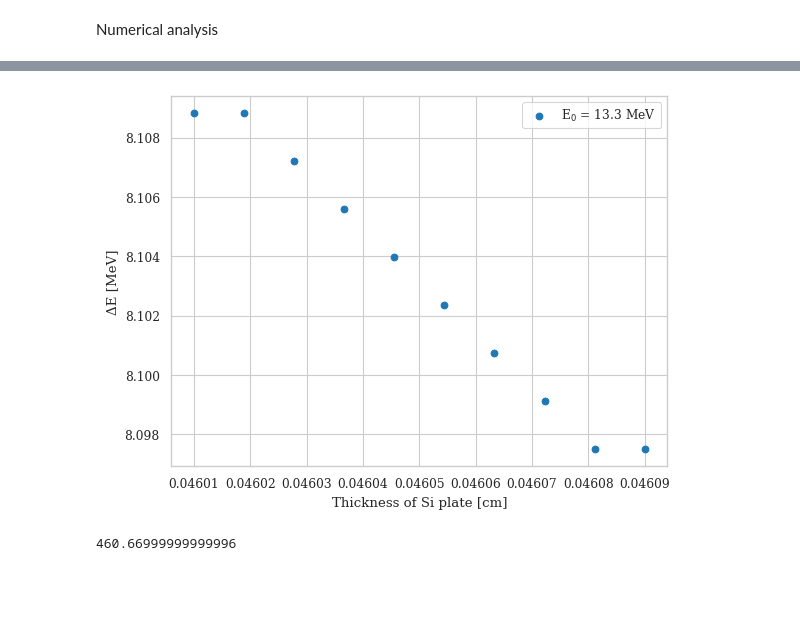
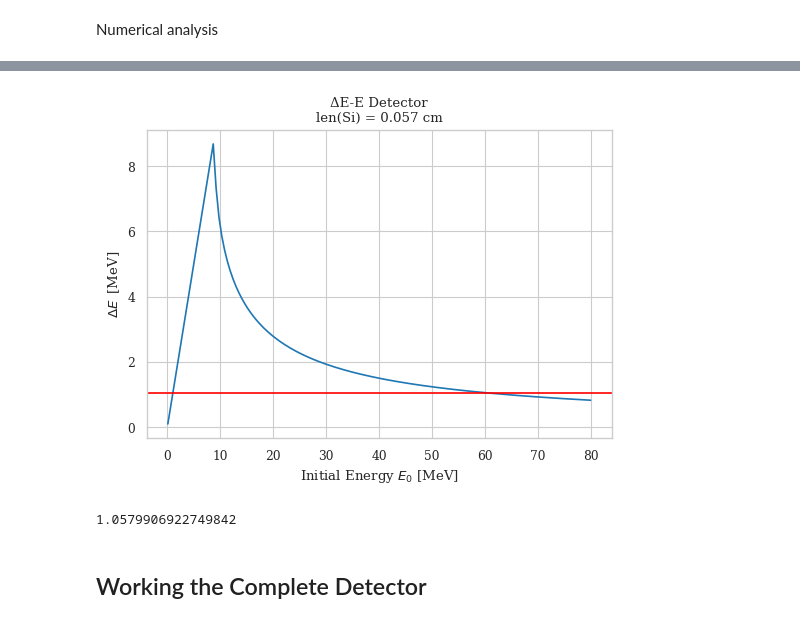
Before and after one commit to Chinnasf/Physics, a Jupyter notebook: Detectors/Detector_ΔE-E.ipynb, the cells around one changed output, grey strips where cells are left out. Saved outputs shown, nothing was run; the diff lists cells and outputs as text; code cells hidden in the pictures; blank space fills up the shorter version.

```diff
--- a/Detectors/Detector_ΔE-E.ipynb
+++ b/Detectors/Detector_ΔE-E.ipynb
@@ -203,3 +207,3 @@ The energy threshold on the Ge detector is 5.2 MeV. Deuterons need to have an en
 # %%
-savefig = False
-δx = 1e-5
+savefigg = False
+δx = 1e-6
@@ -211,14 +209,0 @@ DEo = np.zeros((len(d),len(Eo)))
-# %%
-for j,t in enumerate(d):
-    Si["width"] = t
-    for i,E0 in enumerate(Eo):
-        Ef[i] = ΔΕ_compute(E0, "deuterium", "Si", δx)
-    DEo[j,] = Eo - Ef
-# %%
-for i,t in enumerate(d):
-    plt.plot(Eo, DEo[i,], label = f"thickness {round(t*1e4,1)} $\\mu$m")
-plt.legend()
-plt.xlabel("Initial Energy E$_0$ [Mev]")
-plt.ylabel("$\\Delta E$  [MeV]")
-if savefig:
-    plt.savefig("Figures/Si_thickness_micrometros.png", format="png")
@@ -239,7 +209,0 @@ for i,t in enumerate(d):
-# %%
-plt.scatter(d,Ef, label="E$_0$ = 13.3 MeV")
-plt.xlabel("Thickness of Si plate [cm]")
-plt.ylabel("ΔΕ [MeV]")
-plt.legend();
-# %% [output]
-[figure, removed]
@@ -248,4 +210,29 @@ d = 0.046067 # cm
-# %%
-d*1e4
-# %% [output]
-460.66999999999996
+# %%
+Eo = np.linspace(0.1,80,150)
+Ef = np.zeros(len(Eo))
+
+for i,E0 in enumerate(Eo):
+    Ef[i] = ΔΕ_compute(E0, "proton", "Si", δx)
+# %%
+savefigg = False
+plt.figure(figsize=(6,4))
+
+ET_Si = 60 - ΔΕ_compute(60, "proton", "Si", 1e-7)
+
+ΔE = Eo - Ef
+plt.plot(Eo,ΔE)
+plt.axhline(ET_Si, c="r")
+plt.xlabel("Initial Energy $E_0$ [MeV]")
+plt.ylabel("$\\Delta E\\:$ [MeV]")
+plt.title(f"ΔΕ-Ε Detector\nlen(Si) = {Si['width']} cm")
+if savefigg:
+    plt.savefig(f"Figures/DEE_{Si['width']}.png", format="png");
+# %% [output]
+[figure, added]
+# %%
+60 - ΔΕ_compute(60, "proton", "Si", 1e-9)
+1.0579906922749842
+# %% [output]
+1.0579906922749842
+# %% [markdown]
+## Working the Complete Detector
```
Also changed, not shown: parts of 15 cells of this notebook.
